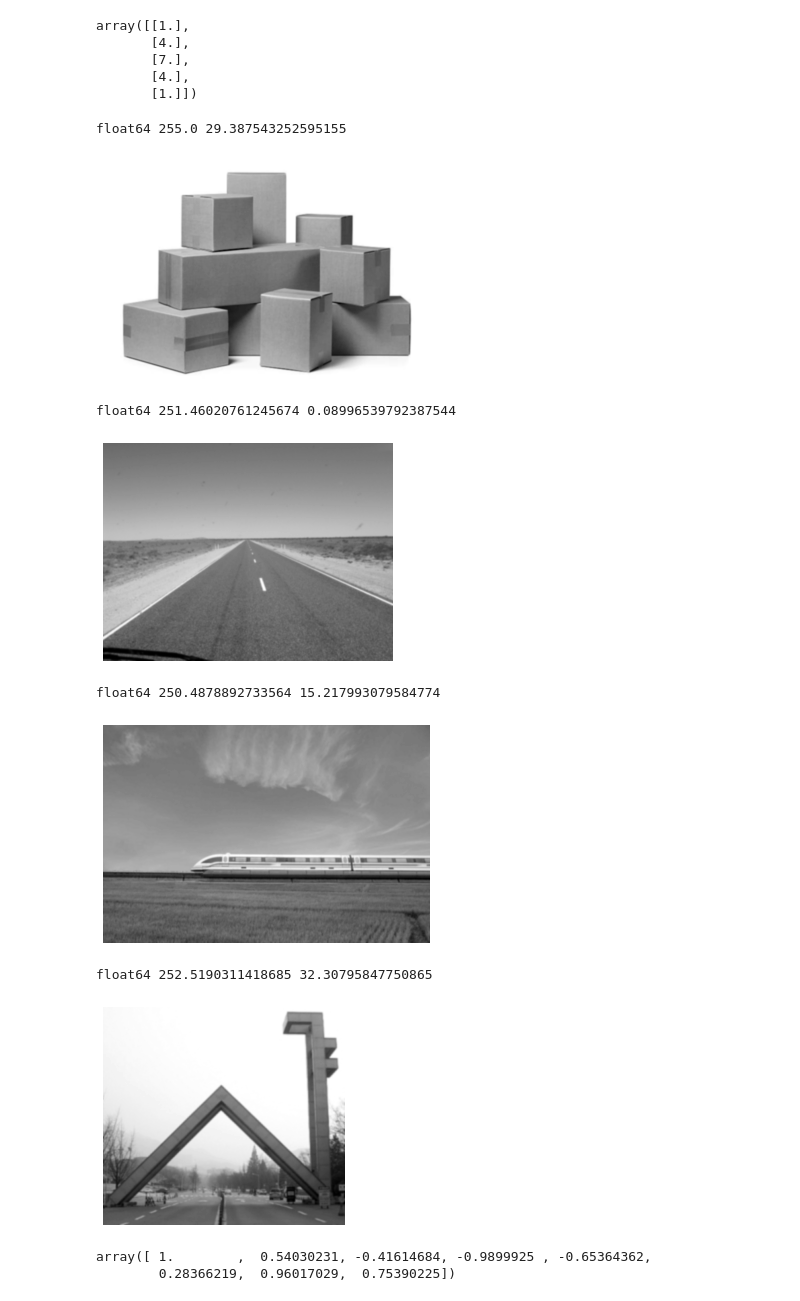
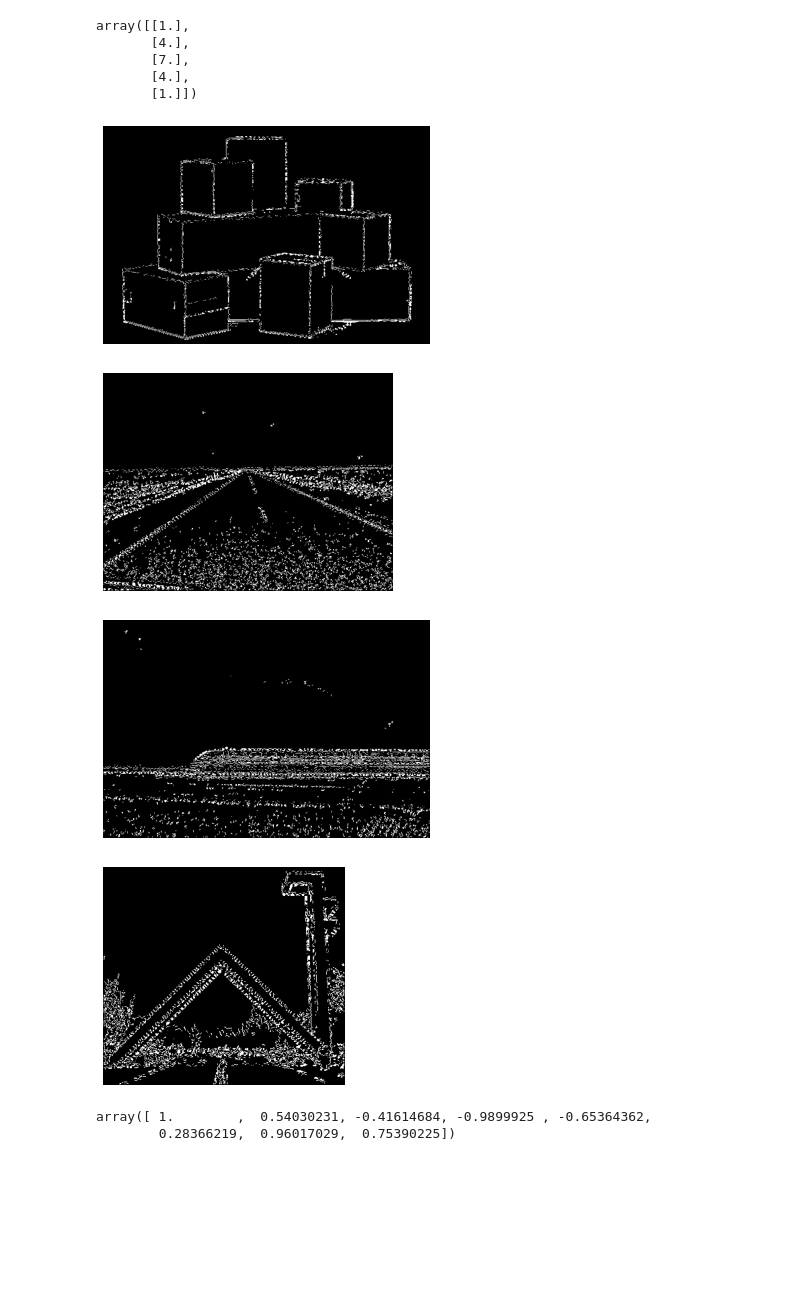
Before and after one commit to chkim1011/ComputerVision, a Jupyter notebook: hw2/HW2_HoughTransform.ipynb, the cells around one changed output. Cells and saved outputs as stored; diff of their text form; code cells hidden in the pictures; blank space fills up the shorter version.

```diff
--- a/hw2/HW2_HoughTransform.ipynb
+++ b/hw2/HW2_HoughTransform.ipynb
@@ -537,29 +372,25 @@ def HoughTransform(Im, rhoRes, thetaRes):
 # %%
 from matplotlib import pyplot as plt
 from scipy import ndimage
 datadir = './data'
 
 for img_path in glob.glob(datadir+'/*.jpg'):
         # load grayscale image
         img = Image.open(img_path).convert("L")
         Igs = np.array(img.copy())
+        Igs = Igs/255
+        Im, Io, Ix, Iy = EdgeDetection(Igs, sigma, highThreshold, lowThreshold)
 
-        Igs = GaussianFilter(Igs,1,(5,5))
-        print(Igs.dtype,Igs.max(),Igs.min())
-        Igs = Igs/255
+
         plt.figure()
-        plt.imshow(Igs,cmap='gray')
+        plt.imshow(Im,cmap='gray')
         plt.axis('off')
         plt.show()
 # %% [output]
-float64 255.0 29.387543252595155
-[figure, old version]
+[figure, new version]
-float64 251.46020761245674 0.08996539792387544
-[figure, old version]
+[figure, new version]
-float64 250.4878892733564 15.217993079584774
-[figure, old version]
+[figure, new version]
-float64 252.5190311418685 32.30795847750865
-[figure, old version]
+[figure, new version]
 # %%
         #point_list가 다 채워졌음.
         #여기에서 서로 다른 edge를 분리함
```
Also changed, not shown: parts of 4 cells of this notebook.
